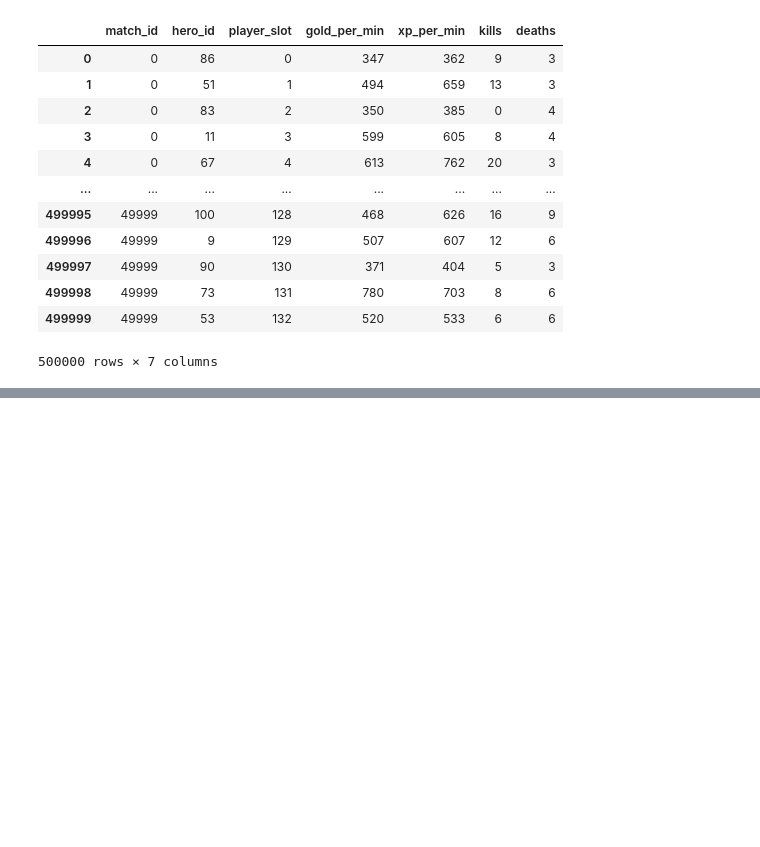
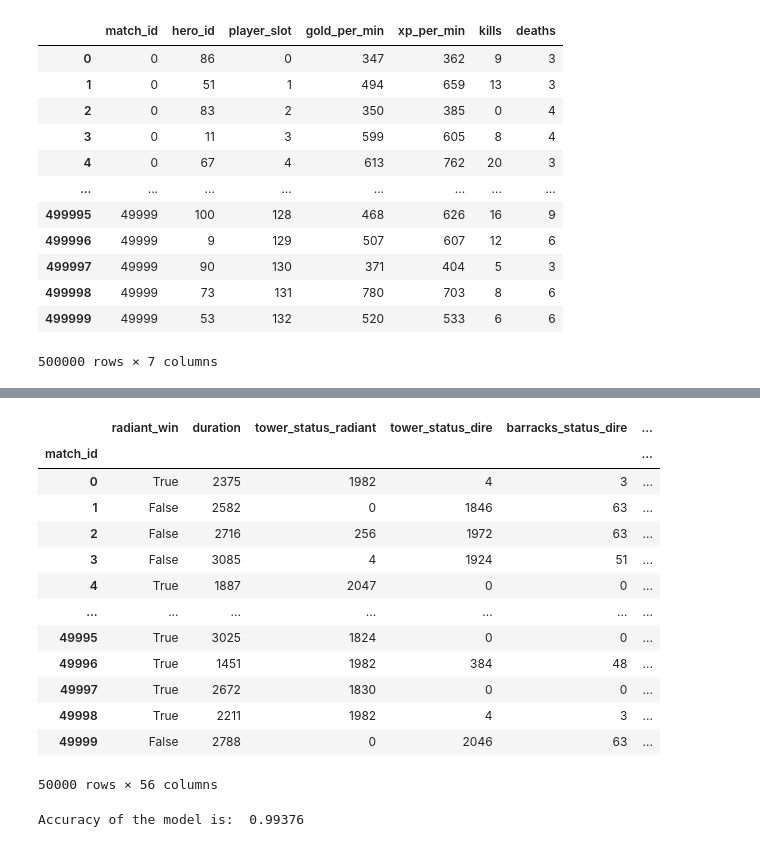
Before and after one commit to Mvtj22/ExploringDota2MatchData, a Jupyter notebook: Dota2matches:6-70-6-88.ipynb, the cells around one changed output, grey strips where cells are left out. Saved outputs shown, nothing was run; the diff lists cells and outputs as text; code cells hidden in the pictures; blank space fills up the shorter version.

```diff
--- a/Dota2matches:6-70-6-88.ipynb
+++ b/Dota2matches:6-70-6-88.ipynb
@@ -229,0 +231,61 @@ merged
+# %%
+#The next step is to make the lists in the data into their own columns for the machine learning model
+merged[["r1", "r2", "r3", "r4", "r5"]] = merged["radiant_heros"].tolist()
+merged[["d1", "d2", "d3", "d4", "d5"]] = merged["dire_heros"].tolist()
+merged[["r1_gpm", "r2_gpm", "r3_gpm", "r4_gpm", "r5_gpm"]] = merged["radiant_heros_gpm"].tolist()
+merged[["d1_gpm", "d2_gpm", "d3_gpm", "d4_gpm", "d5_gpm"]] = merged["dire_heros_gpm"].tolist()
+merged[["r1_xpm", "r2_xpm", "r3_xpm", "r4_xpm", "r5_xpm"]] = merged["radiant_heros_xpm"].tolist()
+merged[["d1_xpm", "d2_xpm", "d3_xpm", "d4_xpm", "d5_xpm"]] = merged["dire_heros_xpm"].tolist()
+merged[["r1_k", "r2_k", "r3_k", "r4_k", "r5_k"]] = merged["radiant_heros_kills"].tolist()
+merged[["d1_k", "d2_k", "d3_k", "d4_k", "d5_k"]] = merged["dire_heros_kills"].tolist()
+merged[["r1_d", "r2_d", "r3_d", "r4_d", "r5_d"]] = merged["radiant_heros_deaths"].tolist()
+merged[["d1_d", "d2_d", "d3_d", "d4_d", "d5_d"]] = merged["dire_heros_deaths"].tolist()
+
+merged = merged.drop(["radiant_heros","dire_heros"],axis=1)
+merged = merged.drop(["radiant_heros_gpm","dire_heros_gpm"],axis=1)
+merged = merged.drop(["radiant_heros_xpm","dire_heros_xpm"],axis=1)
+merged = merged.drop(["radiant_heros_kills","dire_heros_kills"],axis=1)
+merged = merged.drop(["radiant_heros_deaths","dire_heros_deaths"],axis=1)
+
+merged
+# %% [output]
+|  | radiant_win | duration | tower_status_radiant | tower_status_dire | barracks_status_dire | ... |
+| match_id |  |  |  |  |  | ... |
+| 0 | True | 2375 | 1982 | 4 | 3 | ... |
+| 1 | False | 2582 | 0 | 1846 | 63 | ... |
+| 2 | False | 2716 | 256 | 1972 | 63 | ... |
+| 3 | False | 3085 | 4 | 1924 | 51 | ... |
+| 4 | True | 1887 | 2047 | 0 | 0 | ... |
+| ... | ... | ... | ... | ... | ... | ... |
+| 49995 | True | 3025 | 1824 | 0 | 0 | ... |
+| 49996 | True | 1451 | 1982 | 384 | 48 | ... |
+| 49997 | True | 2672 | 1830 | 0 | 0 | ... |
+| 49998 | True | 2211 | 1982 | 4 | 3 | ... |
+| 49999 | False | 2788 | 0 | 2046 | 63 | ... |
+50000 rows × 56 columns
+# %%
+#Here we start making the Machine Learning Model, we will start with a Random Forest Model
+
+#Start by setting the prediction target
+y = merged.radiant_win
+
+#Next we set the features we are going to use
+data_features = ["duration", "tower_status_radiant", "tower_status_dire", "barracks_status_dire", "barracks_status_radiant", "r1", "r2", "r3", "r4", "r5","d1", "d2", "d3", "d4", "d5","r1_gpm", "r2_gpm", "r3_gpm", "r4_gpm", "r5_gpm","d1_gpm", "d2_gpm", "d3_gpm", "d4_gpm", "d5_gpm","r1_xpm", "r2_xpm", "r3_xpm", "r4_xpm", "r5_xpm","d1_xpm", "d2_xpm", "d3_xpm", "d4_xpm", "d5_xpm","r1_k", "r2_k", "r3_k", "r4_k", "r5_k","d1_k", "d2_k", "d3_k", "d4_k", "d5_k","r1_d", "r2_d", "r3_d", "r4_d", "r5_d","d1_d", "d2_d", "d3_d", "d4_d", "d5_d"]
+X = merged[data_features]
+
+from sklearn.model_selection import train_test_split
+from sklearn.ensemble import RandomForestClassifier
+from sklearn import metrics
+
+#Here we split the data into training and validation data
+train_X, val_X, train_y, val_y = train_test_split(X, y,random_state = 0)
+
+#Make and fit a Random Forest Classifier Model using training data
+forest_model = RandomForestClassifier(random_state=1)
+forest_model.fit(train_X, train_y)
+
+#Use the Model to predict the validation data and get a accuracy score based on that
+preds = forest_model.predict(val_X)
+print("Accuracy of the model is: ", metrics.accuracy_score(val_y, preds))
+# %% [output]
+Accuracy of the model is:  0.99376
```
Also changed, not shown: parts of 10 cells of this notebook.
